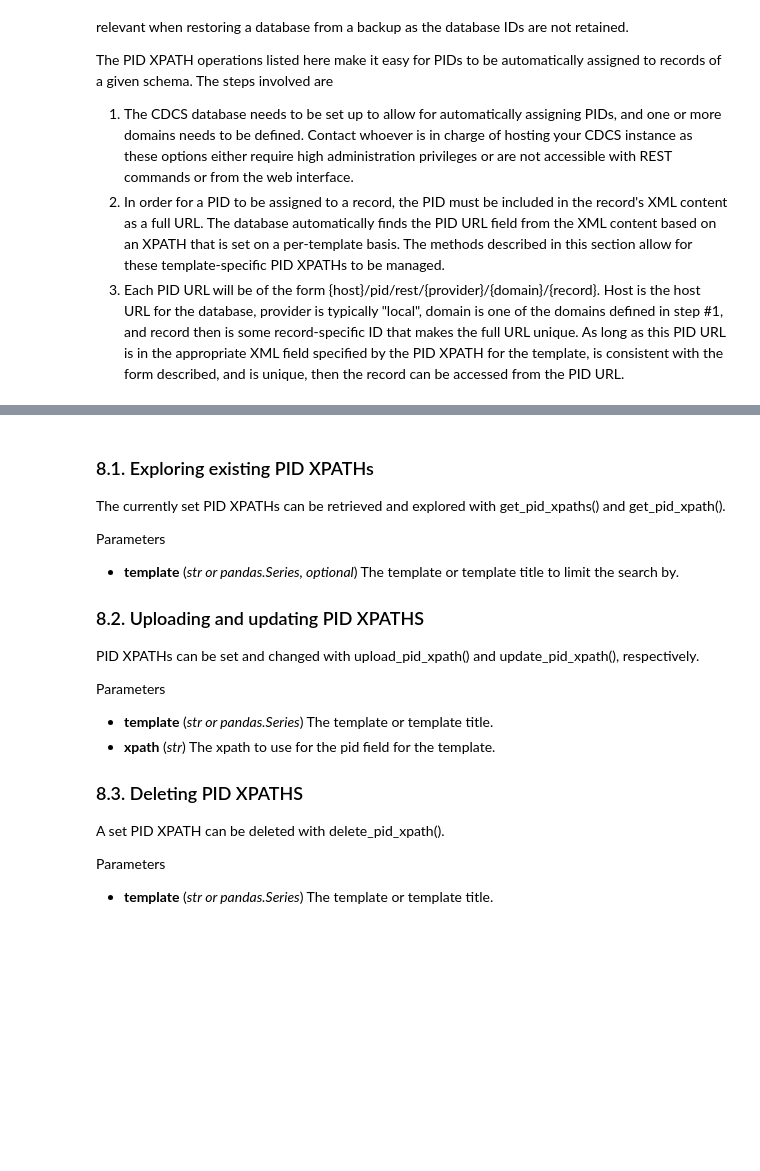
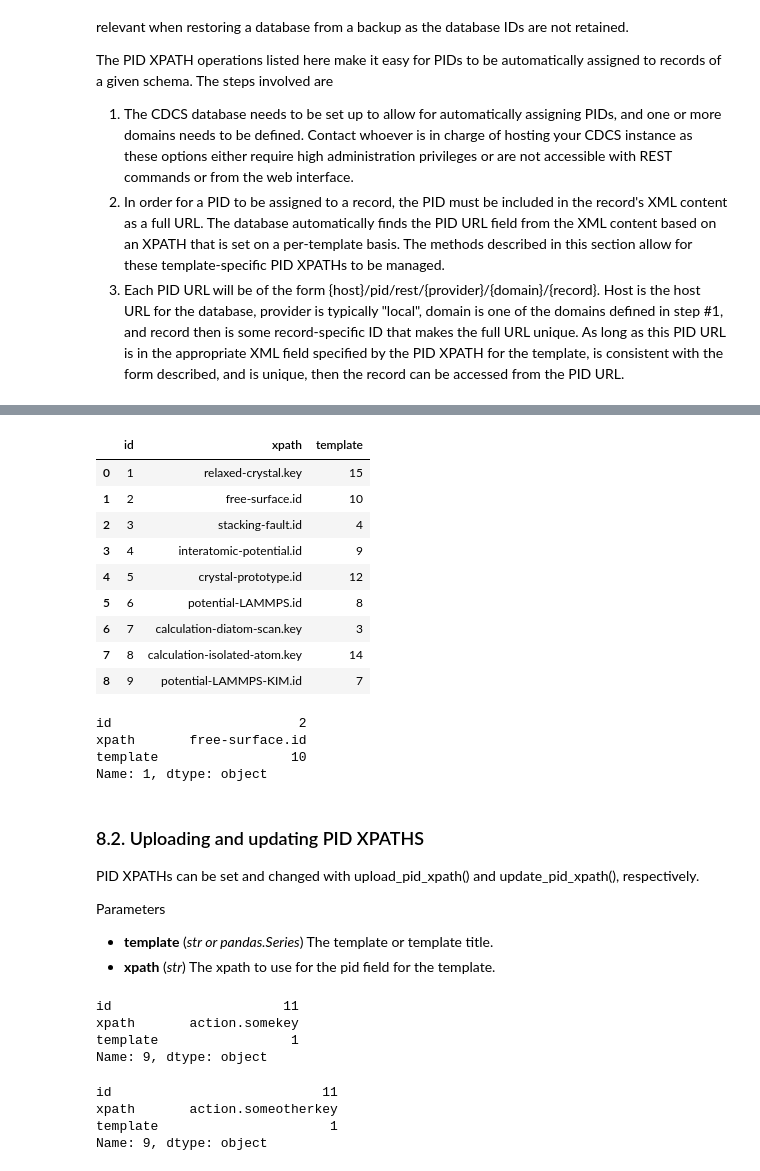
Before and after one commit to usnistgov/pycdcs, a Jupyter notebook: CDCS Data Management.ipynb, the cells around one changed output, grey strips where cells are left out. Saved outputs shown, nothing was run; the diff lists cells and outputs as text; code cells hidden in the pictures; blank space fills up the shorter version.

```diff
--- a/CDCS Data Management.ipynb
+++ b/CDCS Data Management.ipynb
@@ -554,0 +571,2 @@ Parameters
+# %%
+curator.update_template(title=title, content=content, verbose=True)
@@ -576,0 +596,4 @@ Parameters
+# %%
+# "version" is the index of versions to set to current (version starts at 1 not 0!)
+curator.set_current_template('pycdcs-test', version=1)
+curator.get_template_managers('pycdcs-test')
@@ -576,0 +603,4 @@ Parameters
+# %%
+# "tempate_id" sets the version based on the version id/number
+curator.set_current_template(template_id=19)
+curator.get_template_managers('pycdcs-test')
@@ -636,0 +706,7 @@ Parameters
+# %%
+name = 'test'
+content = '<?xml version="1.0" encoding="UTF-8"?><xsl:stylesheet version="1.0" xmlns:xsl="http://www.w3.org/1999/XSL/Transform" xmlns="http://www.w3.org/TR/xhtml1/strict"> <xsl:output method="html" encoding="utf-8" indent="yes" /></xsl:stylesheet>'
+
+curator.update_xslt(name=name, content=content)
+
+curator.get_xslts()
@@ -647,13 +753,24 @@ The PID XPATH operations listed here make it easy for PIDs to be automatically a
+# %%
+curator.get_pid_xpaths()
+# %% [output]
+|  | id | xpath | template |
+| 0 | 1 | relaxed-crystal.key | 15 |
+| 1 | 2 | free-surface.id | 10 |
+| 2 | 3 | stacking-fault.id | 4 |
+| 3 | 4 | interatomic-potential.id | 9 |
+| 4 | 5 | crystal-prototype.id | 12 |
+| 5 | 6 | potential-LAMMPS.id | 8 |
+| 6 | 7 | calculation-diatom-scan.key | 3 |
+| 7 | 8 | calculation-isolated-atom.key | 14 |
+| 8 | 9 | potential-LAMMPS-KIM.id | 7 |
+# %%
+curator.get_pid_xpath('free_surface')
+# %% [output]
+id                        2
+xpath       free-surface.id
+template                 10
+Name: 1, dtype: object
 # %% [markdown]
-### 8.1. Exploring existing PID XPATHs
-
-
-The currently set PID XPATHs can be retrieved and explored with get_pid_xpaths() and get_pid_xpath().
-
-Parameters
-
-- __template__ (*str or pandas.Series, optional*) The template or template title to limit the search by.
-
 ### 8.2. Uploading and updating PID XPATHS
 
 PID XPATHs can be set and changed with upload_pid_xpath() and update_pid_xpath(), respectively.
@@ -662,11 +779,19 @@ Parameters
 
 - __template__ (*str or pandas.Series*) The template or template title.
 - __xpath__ (*str*) The xpath to use for the pid field for the template.
-
-### 8.3. Deleting PID XPATHS
-
-A set PID XPATH can be deleted with delete_pid_xpath().
-
-Parameters
-
-- __template__ (*str or pandas.Series*) The template or template title.
+# %%
+curator.upload_pid_xpath('Action', 'action.somekey')
+curator.get_pid_xpath('Action')
+# %% [output]
+id                      11
+xpath       action.somekey
+template                 1
+Name: 9, dtype: object
+# %%
+curator.update_pid_xpath('Action', 'action.someotherkey')
+curator.get_pid_xpath('Action')
+# %% [output]
+id                           11
+xpath       action.someotherkey
+template                      1
+Name: 9, dtype: object
```
Also changed, not shown: parts of 29 cells of this notebook.
